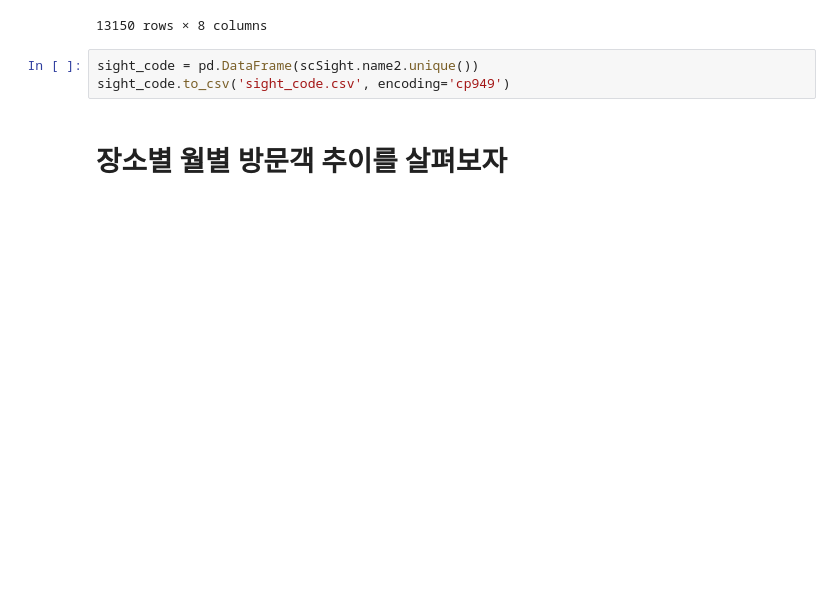
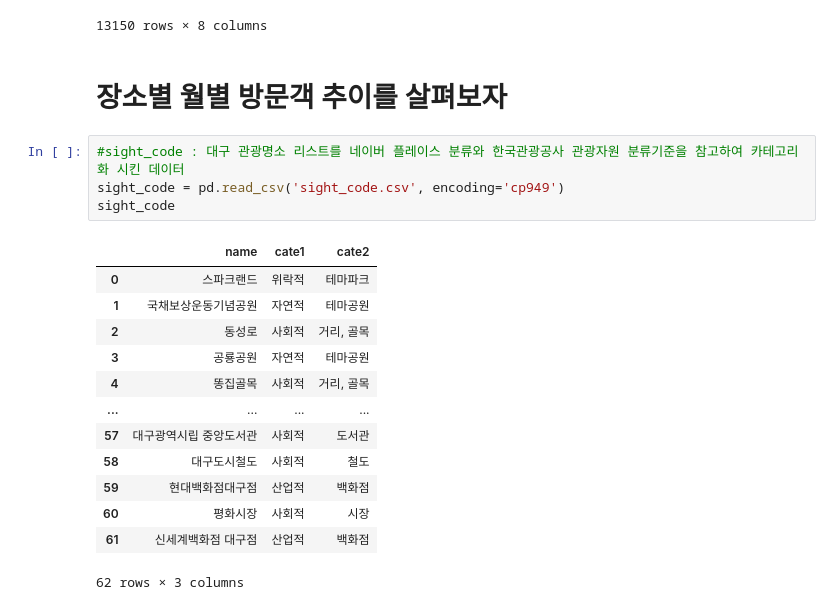
Before and after one commit to 00ddya3/dip_intern, a Jupyter notebook: sincheon/sight20.ipynb, the cells around one changed output. Saved outputs shown, nothing was run; the diff lists cells and outputs as text; blank space fills up the shorter version.

```diff
--- a/sincheon/sight20.ipynb
+++ b/sincheon/sight20.ipynb
@@ -202,8 +202,23 @@ scSight
 | 13148 | 25 | 신세계백화점 대구점 | 2019-11 | 매우 고급스럽고 고급스럽고 훌륭한 분위기이지만 비싸다 ...... | 4 | 128.628453 | 35.877812 | 신세계백화점 대구점 |
 | 13149 | 25 | 신세계백화점 대구점 | 2017-04 | 쇼핑 처음에는 그냥 왔는데 신세계 라테스톤을, 곧 깨달은 없... | 5 | 128.628453 | 35.877812 | 신세계백화점 대구점 |
 13150 rows × 8 columns
-# %%
-sight_code = pd.DataFrame(scSight.name2.unique())
-sight_code.to_csv('sight_code.csv', encoding='cp949')
 # %% [markdown]
 # 장소별 월별 방문객 추이를 살펴보자
+# %%
+#sight_code : 대구 관광명소 리스트를 네이버 플레이스 분류와 한국관광공사 관광자원 분류기준을 참고하여 카테고리화 시킨 데이터
+sight_code = pd.read_csv('sight_code.csv', encoding='cp949')
+sight_code
+# %% [output]
+|  | name | cate1 | cate2 |
+| 0 | 스파크랜드 | 위락적 | 테마파크 |
+| 1 | 국채보상운동기념공원 | 자연적 | 테마공원 |
+| 2 | 동성로 | 사회적 | 거리, 골목 |
+| 3 | 공룡공원 | 자연적 | 테마공원 |
+| 4 | 똥집골목 | 사회적 | 거리, 골목 |
+| ... | ... | ... | ... |
+| 57 | 대구광역시립 중앙도서관 | 사회적 | 도서관 |
+| 58 | 대구도시철도 | 사회적 | 철도 |
+| 59 | 현대백화점대구점 | 산업적 | 백화점 |
+| 60 | 평화시장 | 사회적 | 시장 |
+| 61 | 신세계백화점 대구점 | 산업적 | 백화점 |
+62 rows × 3 columns
```
Also changed, not shown: parts of 7 cells of this notebook, 6 other files.
